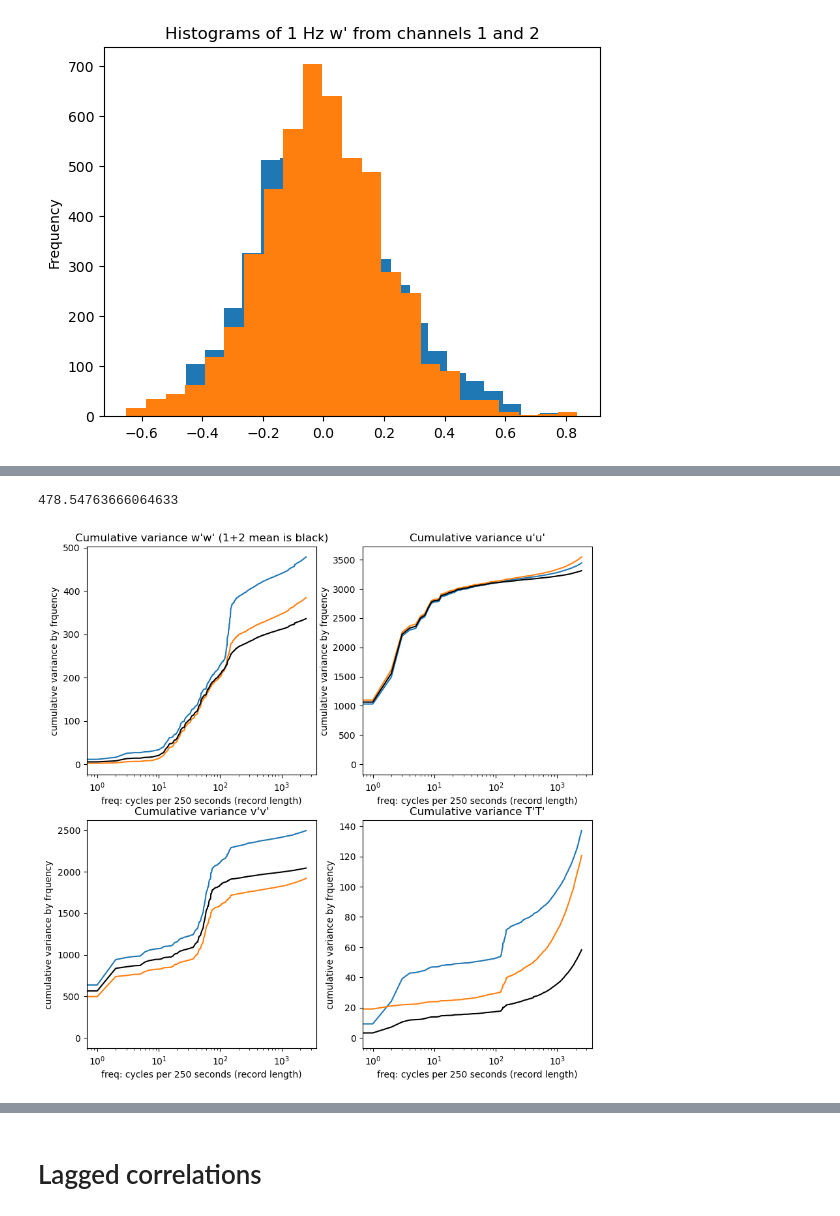
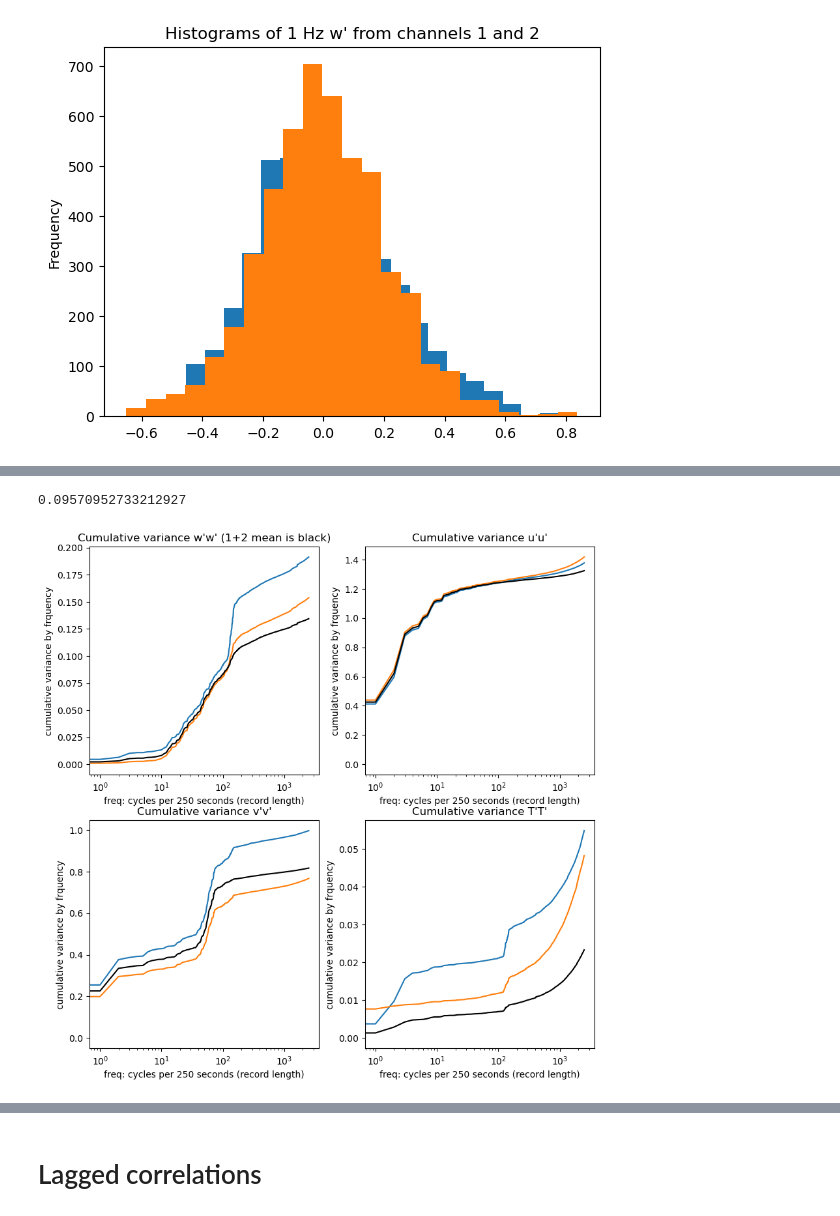
Before and after one commit to brianmapes/stratocu_waves, a Jupyter notebook: John_helicopter_data.ipynb, the cells around one changed output, grey strips where cells are left out. Drawn from its saved outputs; the diff is of its cells as text; code cells hidden in the pictures.

```diff
--- a/John_helicopter_data.ipynb
+++ b/John_helicopter_data.ipynb
@@ -157,15 +165,17 @@ df["Uz1'"].to
 # %%
+# FFT, rescale by number of values so the variance is correct
+
 import numpy as np
 
 freq = range(df.Uz1.size//2)
-spec_w1 = np.fft.fft( df["Uz1'"] )[0:df.Uz1.size//2]
-spec_w2 = np.fft.fft( df["Uz2'"] )[0:df.Uz1.size//2]
-spec_u1 = np.fft.fft( df["Ux1'"] )[0:df.Uz1.size//2]
-spec_u2 = np.fft.fft( df["Ux2'"] )[0:df.Uz1.size//2]
-spec_v1 = np.fft.fft( df["Uy1'"] )[0:df.Uz1.size//2]
-spec_v2 = np.fft.fft( df["Uy2'"] )[0:df.Uz1.size//2]
-spec_T1 = np.fft.fft( df["Ts1'"] )[0:df.Uz1.size//2]
-spec_T2 = np.fft.fft( df["Ts2'"] )[0:df.Uz1.size//2]
+spec_w1 = np.fft.fft( df["Uz1'"] )[0:df.Uz1.size//2] /np.size(spec_w1)
+spec_w2 = np.fft.fft( df["Uz2'"] )[0:df.Uz1.size//2] /np.size(spec_w1)
+spec_u1 = np.fft.fft( df["Ux1'"] )[0:df.Uz1.size//2] /np.size(spec_w1)
+spec_u2 = np.fft.fft( df["Ux2'"] )[0:df.Uz1.size//2] /np.size(spec_w1)
+spec_v1 = np.fft.fft( df["Uy1'"] )[0:df.Uz1.size//2] /np.size(spec_w1)
+spec_v2 = np.fft.fft( df["Uy2'"] )[0:df.Uz1.size//2] /np.size(spec_w1)
+spec_T1 = np.fft.fft( df["Ts1'"] )[0:df.Uz1.size//2] /np.size(spec_w1)
+spec_T2 = np.fft.fft( df["Ts2'"] )[0:df.Uz1.size//2] /np.size(spec_w1)
 
 meanwspec = (spec_w1+spec_w2)/2
 meanTspec = (spec_T1+spec_T2)/2
@@ -173,49 +183,49 @@ meanuspec = (spec_u1+spec_u2)/2
 meanvspec = (spec_v1+spec_v2)/2
 # %%
 # Confirm total variance (should be sum over spectrum, Parseval's theorem
-np.sum(df["Uz1'"]**2)
+np.mean(df["Uz1'"]**2)
 # %% [output]
-478.54763666064633
+0.09570952733212927
 # %%
 # CUMULATIVE VARIANCE OF EACH VARIABLE
 
 plt.figure( figsize=(10,10) )
 
 plt.subplot(221)
-plt.semilogx(freq, np.cumsum( abs(spec_w1)**2)/np.size(spec_w1) )
-plt.semilogx(freq, np.cumsum( abs(spec_w2)**2)/np.size(spec_w1) )
-plt.semilogx(freq, np.cumsum( abs(meanwspec)**2)/np.size(spec_w1), 'black' )
+plt.semilogx(freq, np.cumsum( abs(spec_w1)**2) /np.size(spec_w1)**2)
+plt.semilogx(freq, np.cumsum( abs(spec_w2)**2) /np.size(spec_w1)**2)
+plt.semilogx(freq, np.cumsum( abs(meanwspec)**2)/np.size(spec_w1)**2, 'black' )
 
 plt.xlabel('freq: cycles per 250 seconds (record length)')
 plt.ylabel('cumulative variance by frquency')
 plt.title("Cumulative variance w'w' (1+2 mean is black)")
 
 plt.subplot(222)
-plt.semilogx(freq, np.cumsum( abs(spec_u1)**2)/np.size(spec_w1) )
-plt.semilogx(freq, np.cumsum( abs(spec_u2)**2)/np.size(spec_w1) )
-plt.semilogx(freq, np.cumsum( abs(meanuspec)**2)/np.size(spec_w1), 'black' )
+plt.semilogx(freq, np.cumsum( abs(spec_u1)**2)/np.size(spec_w1)**2 )
+plt.semilogx(freq, np.cumsum( abs(spec_u2)**2)/np.size(spec_w1)**2 )
+plt.semilogx(freq, np.cumsum( abs(meanuspec)**2)/np.size(spec_w1)**2, 'black' )
 
 plt.xlabel('freq: cycles per 250 seconds (record length)')
 plt.ylabel('cumulative variance by frquency')
 plt.title("Cumulative variance u'u'")
 
 plt.subplot(223)
-plt.semilogx(freq, np.cumsum( abs(spec_v1)**2)/np.size(spec_w1) )
-plt.semilogx(freq, np.cumsum( abs(spec_v2)**2)/np.size(spec_w1) )
-plt.semilogx(freq, np.cumsum( abs(meanvspec)**2)/np.size(spec_w1), 'black' )
+plt.semilogx(freq, np.cumsum( abs(spec_v1)**2)/np.size(spec_w1)**2 )
+plt.semilogx(freq, np.cumsum( abs(spec_v2)**2)/np.size(spec_w1)**2 )
+plt.semilogx(freq, np.cumsum( abs(meanvspec)**2)/np.size(spec_w1)**2, 'black' )
 
 plt.xlabel('freq: cycles per 250 seconds (record length)')
 plt.ylabel('cumulative variance by frquency')
 plt.title("Cumulative variance v'v'")
 
 
 plt.subplot(224)
-plt.semilogx(freq, np.cumsum( abs(spec_T1)**2)/np.size(spec_w1) )
-plt.semilogx(freq, np.cumsum( abs(spec_T2)**2)/np.size(spec_w1) )
-plt.semilogx(freq, np.cumsum( abs(meanTspec)**2)/np.size(spec_w1), 'black' )
+plt.semilogx(freq, np.cumsum( abs(spec_T1)**2)/np.size(spec_w1)**2 )
+plt.semilogx(freq, np.cumsum( abs(spec_T2)**2)/np.size(spec_w1)**2 )
+plt.semilogx(freq, np.cumsum( abs(meanTspec)**2/np.size(spec_w1)**2), 'black' )
 
 plt.xlabel('freq: cycles per 250 seconds (record length)')
 plt.ylabel('cumulative variance by frquency')
 plt.title("Cumulative variance T'T'");
 # %% [output]
-[figure, old version]
+[figure, new version]
```
Also changed, not shown: parts of 8 cells of this notebook.
